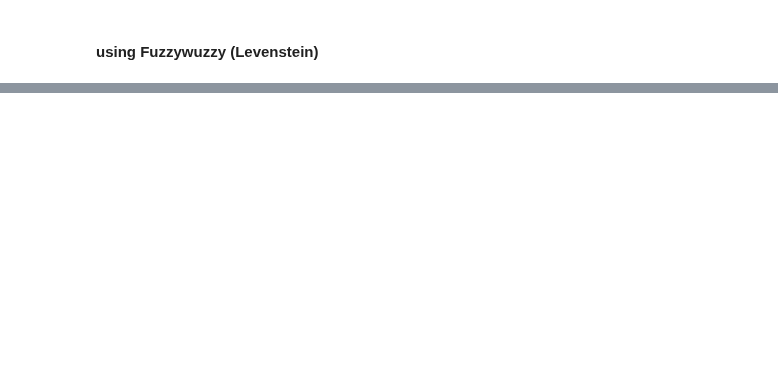
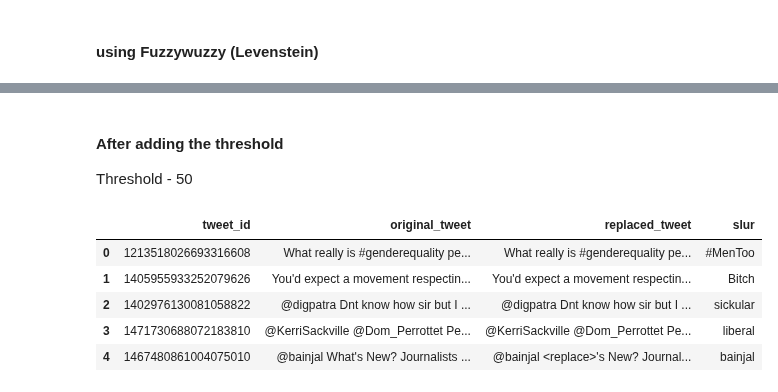
Before and after one commit to tattle-made/Uli, a Jupyter notebook: slur-replacement/Slur Replacement - Latest.ipynb, the cells around one changed output, grey strips where cells are left out. Cells and saved outputs as stored; diff of their text form; code cells hidden in the pictures; blank space fills up the shorter version.

```diff
--- a/slur-replacement/Slur Replacement - Latest.ipynb
+++ b/slur-replacement/Slur Replacement - Latest.ipynb
@@ -414,0 +1401,14 @@ match slur : rape/r@pe/r@p3
+# %% [markdown]
+#### After adding the threshold
+
+Threshold - 50
+# %%
+eng_slur_replace = pd.read_csv('slur_replace_results_50_1.csv')
+eng_slur_replace.head()
+# %% [output]
+|  | tweet_id | original_tweet | replaced_tweet | slur |
+| 0 | 1213518026693316608 | What really is #genderequality pe... | What really is #genderequality pe... | #MenToo |
+| 1 | 1405955933252079626 | You'd expect a movement respectin... | You'd expect a movement respectin... | Bitch |
+| 2 | 1402976130081058822 | @digpatra Dnt know how sir but I ... | @digpatra Dnt know how sir but I ... | sickular |
+| 3 | 1471730688072183810 | @KerriSackville @Dom_Perrottet Pe... | @KerriSackville @Dom_Perrottet Pe... | liberal |
+| 4 | 1467480861004075010 | @bainjal What's New? Journalists ... | @bainjal <replace>'s New? Journal... | bainjal |
```
Also changed, not shown: parts of 162 cells of this notebook.
